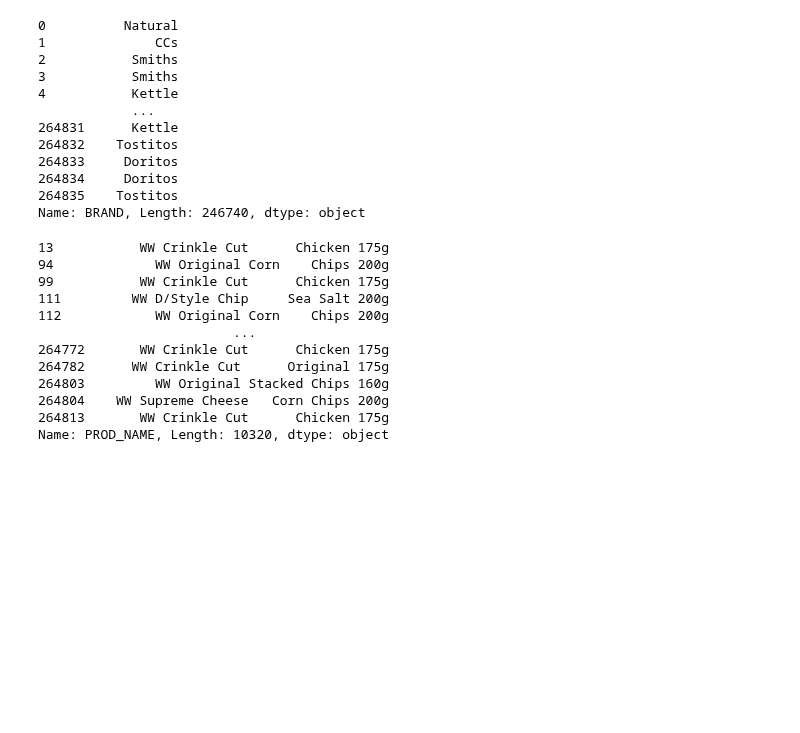
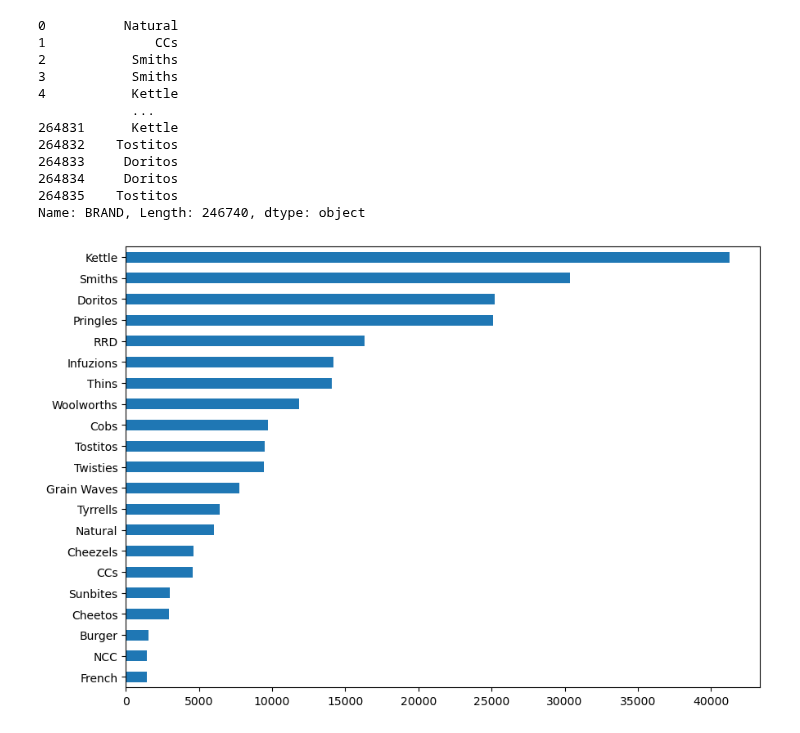
Before and after one commit to lawalsegun2025/forage_projects, a Jupyter notebook: 004_Quantium_Data_Analytics/1_data_preparation_and_customer_analytics/notebook/data_preparation_and_customer_analytics.ipynb, the cells around one changed output. Cells and saved outputs as stored; diff of their text form; code cells hidden in the pictures; blank space fills up the shorter version.

```diff
--- a/004_Quantium_Data_Analytics/1_data_preparation_and_customer_analytics/notebook/data_preparation_and_customer_analytics.ipynb
+++ b/004_Quantium_Data_Analytics/1_data_preparation_and_customer_analytics/notebook/data_preparation_and_customer_analytics.ipynb
@@ -915,15 +912,0 @@ Infzns Crn Crncher
-# %%
-transaction_df[transaction_df["PROD_NAME"].str.contains('WW')]["PROD_NAME"]
-# %% [output]
-13           WW Crinkle Cut      Chicken 175g
-94             WW Original Corn    Chips 200g
-99           WW Crinkle Cut      Chicken 175g
-111         WW D/Style Chip     Sea Salt 200g
-112            WW Original Corn    Chips 200g
-                         ...
-264772       WW Crinkle Cut      Chicken 175g
-264782      WW Crinkle Cut      Original 175g
-264803         WW Original Stacked Chips 160g
-264804    WW Supreme Cheese   Corn Chips 200g
-264813       WW Crinkle Cut      Chicken 175g
-Name: PROD_NAME, Length: 10320, dtype: object
@@ -931,0 +913,5 @@ Name: PROD_NAME, Length: 10320, dtype: object
+# %%
+# plot the count of brand names
+transaction_df["BRAND"].value_counts(ascending=True).plot.barh(figsize=(10,7));
+# %% [output]
+[figure, added]
```
Also changed, not shown: parts of 13 cells of this notebook.
